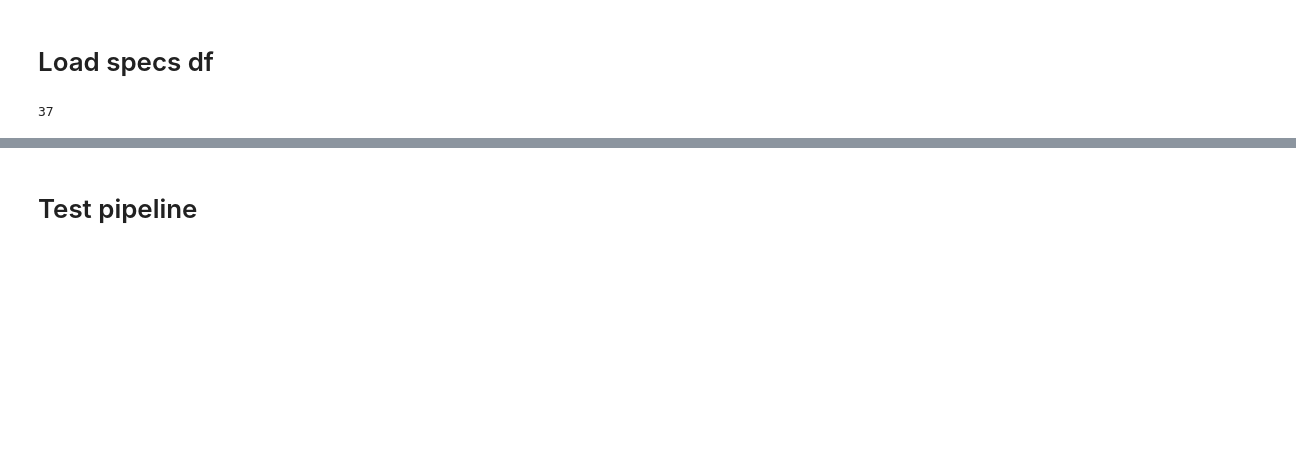
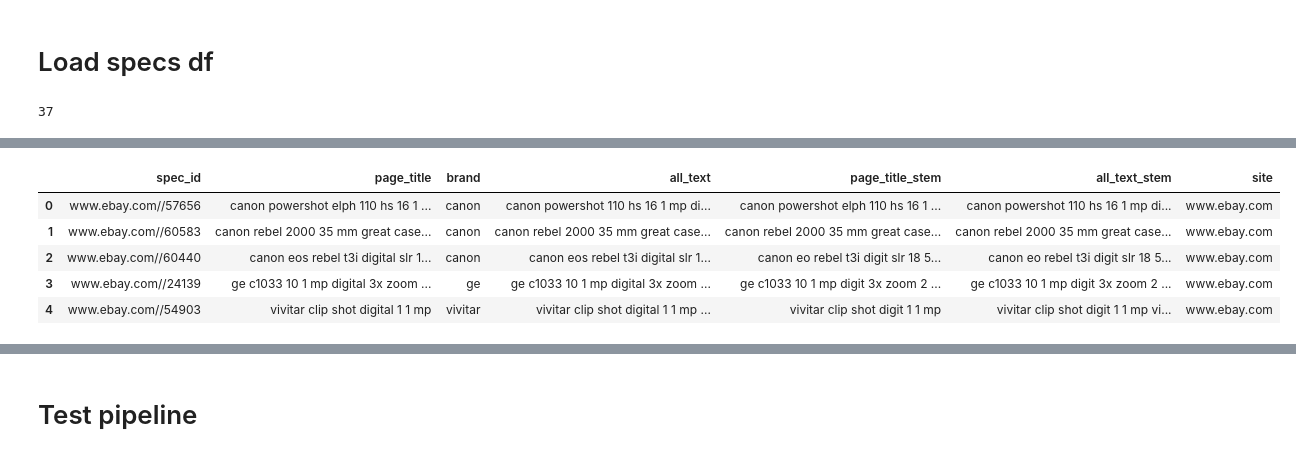
Before and after one commit to btseytlin/Sigmod-Competition, a Jupyter notebook: notebooks/cross_val.ipynb, the cells around one changed output, grey strips where cells are left out. Saved outputs shown, nothing was run; the diff lists cells and outputs as text; code cells hidden in the pictures; blank space fills up the shorter version.

```diff
--- a/notebooks/cross_val.ipynb
+++ b/notebooks/cross_val.ipynb
@@ -90,0 +91,9 @@ Warning, dropped 16 rows containing null page titles
+# %%
+specs_df.head()
+# %% [output]
+|  | spec_id | page_title | brand | all_text | page_title_stem | all_text_stem | site |
+| 0 | www.ebay.com//57656 | canon powershot elph 110 hs 16 1 ... | canon | canon powershot 110 hs 16 1 mp di... | canon powershot elph 110 hs 16 1 ... | canon powershot 110 hs 16 1 mp di... | www.ebay.com |
+| 1 | www.ebay.com//60583 | canon rebel 2000 35 mm great case... | canon | canon rebel 2000 35 mm great case... | canon rebel 2000 35 mm great case... | canon rebel 2000 35 mm great case... | www.ebay.com |
+| 2 | www.ebay.com//60440 | canon eos rebel t3i digital slr 1... | canon | canon eos rebel t3i digital slr 1... | canon eo rebel t3i digit slr 18 5... | canon eo rebel t3i digit slr 18 5... | www.ebay.com |
+| 3 | www.ebay.com//24139 | ge c1033 10 1 mp digital 3x zoom ... | ge | ge c1033 10 1 mp digital 3x zoom ... | ge c1033 10 1 mp digit 3x zoom 2 ... | ge c1033 10 1 mp digit 3x zoom 2 ... | www.ebay.com |
+| 4 | www.ebay.com//54903 | vivitar clip shot digital 1 1 mp | vivitar | vivitar clip shot digital 1 1 mp ... | vivitar clip shot digit 1 1 mp | vivitar clip shot digit 1 1 mp vi... | www.ebay.com |
```
Also changed, not shown: parts of 21 cells of this notebook, 2 other files.
